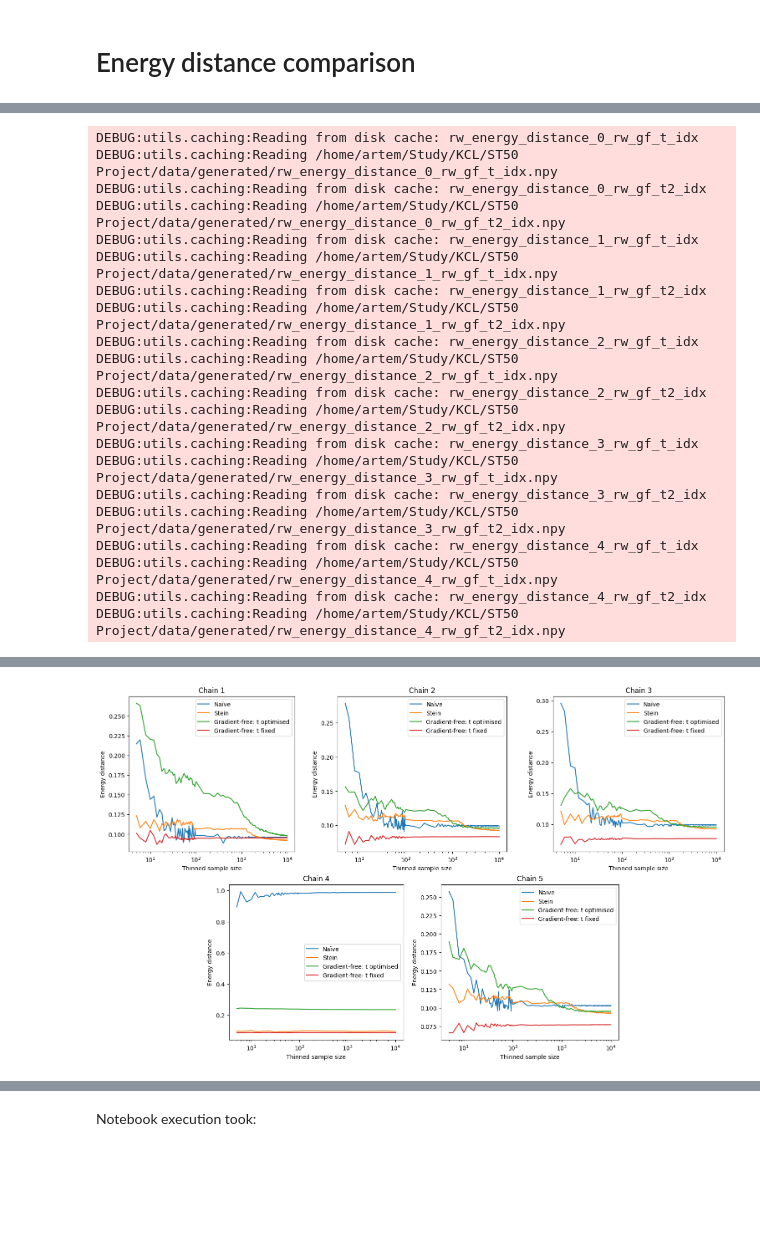
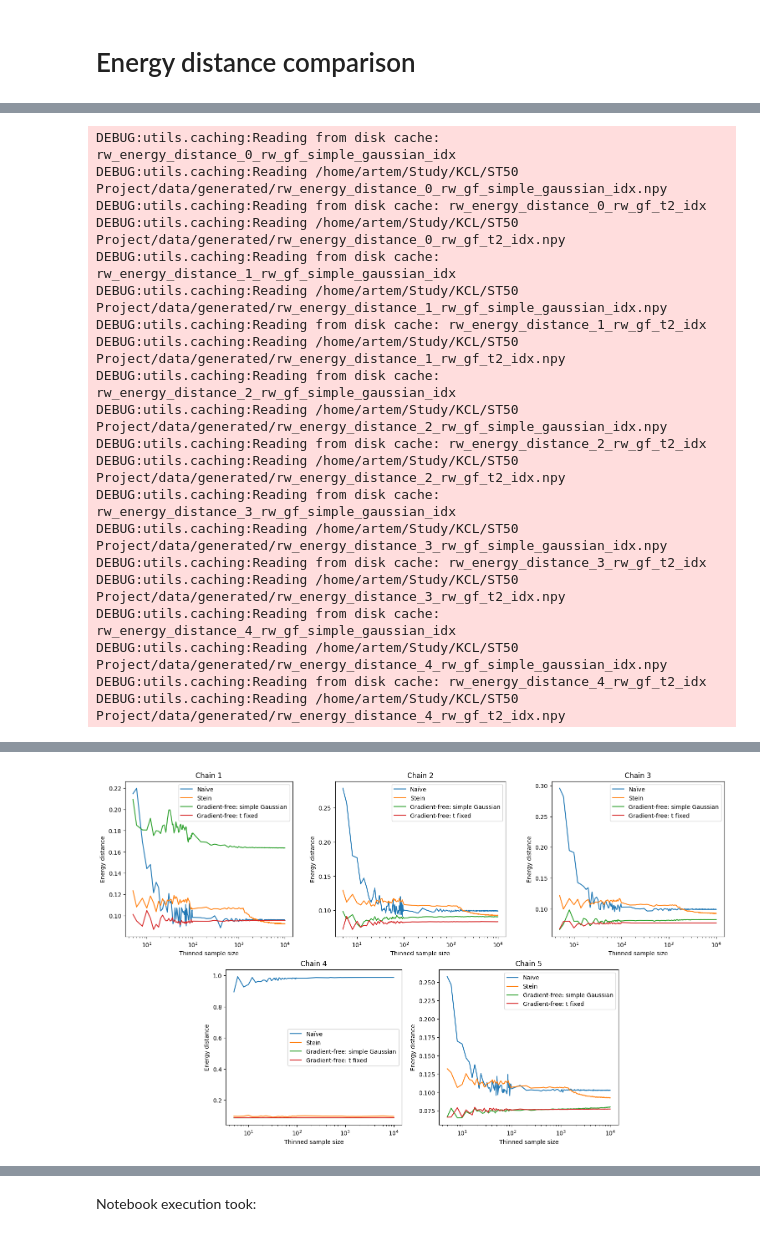
Before and after one commit to aglebov/gradient-free-mcmc-postprocessing, a Jupyter notebook: code/notebooks/lotka_volterra/Comparison.ipynb, the cells around one changed output, grey strips where cells are left out. Saved outputs shown, nothing was run; the diff lists cells and outputs as text; code cells hidden in the pictures; blank space fills up the shorter version.

Commit message:
Evaluate simple Gaussian for gradient-free thinning

```diff
--- a/code/notebooks/lotka_volterra/Comparison.ipynb
+++ b/code/notebooks/lotka_volterra/Comparison.ipynb
@@ -67,0 +68,5 @@ Read-only input datasets:
+# %%
+@subscriptable(n=n_chains)
+@cached_batch(item_type=np.ndarray, read_only=True)
+def rw_samples() -> list[np.ndarray]:
+    raise NotImplemented
@@ -215,33 +250,34 @@ Wall time: 4.89 s
 [figure]
 # %%
-indices_to_plot = {
+indices2 = {
     'rw_naive': 'Naïve',
     'rw_st_log_idx': 'Stein',
-    'rw_gf_t_idx': 'Gradient-free: t optimised',
+    'rw_gf_simple_gaussian_idx': 'Gradient-free: simple Gaussian',
+    #'rw_gf_t_idx': 'Gradient-free: t optimised',
     'rw_gf_t2_idx': 'Gradient-free: t fixed',
 }
 # %%
 %%time
-fig = plot_comparison(get_indices, indices_to_plot, y_label='Energy distance')
+fig = plot_comparison(get_indices, indices2, y_label='Energy distance')
 fig.savefig(figures_path / 'lotka-volterra-gf-thinning-energy-distance.pdf');
 # %% [output]
-DEBUG:utils.caching:Reading from disk cache: rw_energy_distance_0_rw_gf_t_idx
-DEBUG:utils.caching:Reading /home/artem/Study/KCL/ST50 Project/data/generated/rw_energy_distance_0_rw_gf_t_idx.npy
+DEBUG:utils.caching:Reading from disk cache: rw_energy_distance_0_rw_gf_simple_gaussian_idx
+DEBUG:utils.caching:Reading /home/artem/Study/KCL/ST50 Project/data/generated/rw_energy_distance_0_rw_gf_simple_gaussian_idx.npy
 DEBUG:utils.caching:Reading from disk cache: rw_energy_distance_0_rw_gf_t2_idx
 DEBUG:utils.caching:Reading /home/artem/Study/KCL/ST50 Project/data/generated/rw_energy_distance_0_rw_gf_t2_idx.npy
-DEBUG:utils.caching:Reading from disk cache: rw_energy_distance_1_rw_gf_t_idx
-DEBUG:utils.caching:Reading /home/artem/Study/KCL/ST50 Project/data/generated/rw_energy_distance_1_rw_gf_t_idx.npy
+DEBUG:utils.caching:Reading from disk cache: rw_energy_distance_1_rw_gf_simple_gaussian_idx
+DEBUG:utils.caching:Reading /home/artem/Study/KCL/ST50 Project/data/generated/rw_energy_distance_1_rw_gf_simple_gaussian_idx.npy
 DEBUG:utils.caching:Reading from disk cache: rw_energy_distance_1_rw_gf_t2_idx
 DEBUG:utils.caching:Reading /home/artem/Study/KCL/ST50 Project/data/generated/rw_energy_distance_1_rw_gf_t2_idx.npy
-DEBUG:utils.caching:Reading from disk cache: rw_energy_distance_2_rw_gf_t_idx
-DEBUG:utils.caching:Reading /home/artem/Study/KCL/ST50 Project/data/generated/rw_energy_distance_2_rw_gf_t_idx.npy
+DEBUG:utils.caching:Reading from disk cache: rw_energy_distance_2_rw_gf_simple_gaussian_idx
+DEBUG:utils.caching:Reading /home/artem/Study/KCL/ST50 Project/data/generated/rw_energy_distance_2_rw_gf_simple_gaussian_idx.npy
 DEBUG:utils.caching:Reading from disk cache: rw_energy_distance_2_rw_gf_t2_idx
 DEBUG:utils.caching:Reading /home/artem/Study/KCL/ST50 Project/data/generated/rw_energy_distance_2_rw_gf_t2_idx.npy
-DEBUG:utils.caching:Reading from disk cache: rw_energy_distance_3_rw_gf_t_idx
-DEBUG:utils.caching:Reading /home/artem/Study/KCL/ST50 Project/data/generated/rw_energy_distance_3_rw_gf_t_idx.npy
+DEBUG:utils.caching:Reading from disk cache: rw_energy_distance_3_rw_gf_simple_gaussian_idx
+DEBUG:utils.caching:Reading /home/artem/Study/KCL/ST50 Project/data/generated/rw_energy_distance_3_rw_gf_simple_gaussian_idx.npy
 DEBUG:utils.caching:Reading from disk cache: rw_energy_distance_3_rw_gf_t2_idx
 DEBUG:utils.caching:Reading /home/artem/Study/KCL/ST50 Project/data/generated/rw_energy_distance_3_rw_gf_t2_idx.npy
-DEBUG:utils.caching:Reading from disk cache: rw_energy_distance_4_rw_gf_t_idx
-DEBUG:utils.caching:Reading /home/artem/Study/KCL/ST50 Project/data/generated/rw_energy_distance_4_rw_gf_t_idx.npy
+DEBUG:utils.caching:Reading from disk cache: rw_energy_distance_4_rw_gf_simple_gaussian_idx
+DEBUG:utils.caching:Reading /home/artem/Study/KCL/ST50 Project/data/generated/rw_energy_distance_4_rw_gf_simple_gaussian_idx.npy
 DEBUG:utils.caching:Reading from disk cache: rw_energy_distance_4_rw_gf_t2_idx
 DEBUG:utils.caching:Reading /home/artem/Study/KCL/ST50 Project/data/generated/rw_energy_distance_4_rw_gf_t2_idx.npy
@@ -250,3 +286,3 @@ Wall time: 2.31 s
-[figure, old version]
+[figure, new version]
 # %%
 %%time
```
Also changed, not shown: parts of 15 cells of this notebook, 4 other files.
